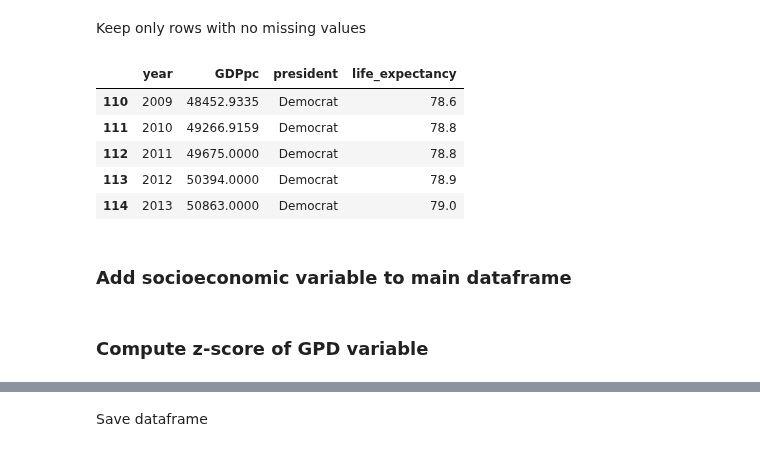
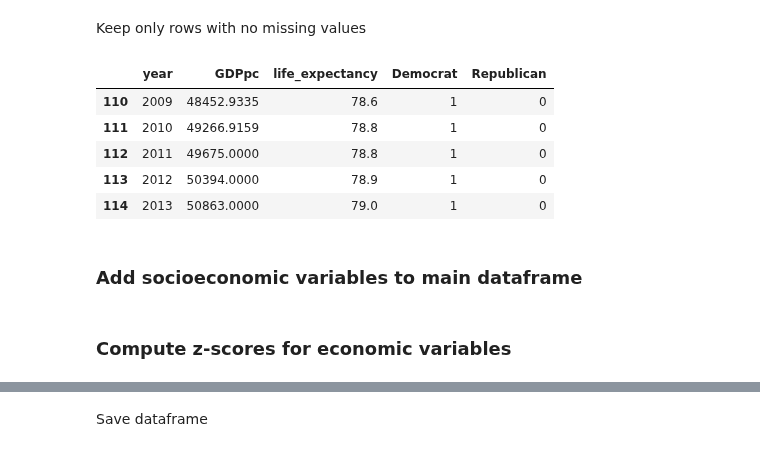
Before and after one commit to dominikpegler/computational-social-sciences, a Jupyter notebook: assignments/Assignment 4 - Socioeconomic analysis.ipynb, the cells around one changed output, grey strips where cells are left out. Drawn from its saved outputs; the diff is of its cells as text; code cells hidden in the pictures.

```diff
--- a/assignments/Assignment 4 - Socioeconomic analysis.ipynb
+++ b/assignments/Assignment 4 - Socioeconomic analysis.ipynb
@@ -326,19 +326,24 @@ df_gdp.tail()
 | 219 | 2016 | 53015.0 |
 # %% [markdown]
 Keep only rows with no missing values
-# %%
-df_socec = df_gdp.merge(df_pres, on="year", how="inner").merge(
-    df_lifeexp, on="year", how="inner"
-)
-
-df_socec.tail()
-# %% [output]
-|  | year | GDPpc | president | life_expectancy |
-| 110 | 2009 | 48452.9335 | Democrat | 78.6 |
-| 111 | 2010 | 49266.9159 | Democrat | 78.8 |
-| 112 | 2011 | 49675.0000 | Democrat | 78.8 |
-| 113 | 2012 | 50394.0000 | Democrat | 78.9 |
-| 114 | 2013 | 50863.0000 | Democrat | 79.0 |
+# %%
+df_socec = df_gdp.merge(df_pres, on="year", how="inner").merge(
+    df_lifeexp, on="year", how="inner"
+)
+
+# categorical variable dummy variable
+df_socec = df_socec.merge(
+    pd.get_dummies(df_socec.president), left_index=True, right_index=True
+).drop("president", axis=1)
+
+df_socec.tail()
+# %% [output]
+|  | year | GDPpc | life_expectancy | Democrat | Republican |
+| 110 | 2009 | 48452.9335 | 78.6 | 1 | 0 |
+| 111 | 2010 | 49266.9159 | 78.8 | 1 | 0 |
+| 112 | 2011 | 49675.0000 | 78.8 | 1 | 0 |
+| 113 | 2012 | 50394.0000 | 78.9 | 1 | 0 |
+| 114 | 2013 | 50863.0000 | 79.0 | 1 | 0 |
 # %% [markdown]
-### Add socioeconomic variable to main dataframe
+### Add socioeconomic variables to main dataframe
 # %%
@@ -346,4 +351,4 @@ df = df.merge(df_gdp, on="year", validate="m:1")
 # %% [markdown]
-### Compute z-score of GPD variable
+### Compute z-scores for economic variables
 # %%
 df["z_GDPpc"] = stats.zscore(df["GDPpc"], nan_policy="omit")
```
Also changed, not shown: parts of 8 cells of this notebook, 4 other files.
